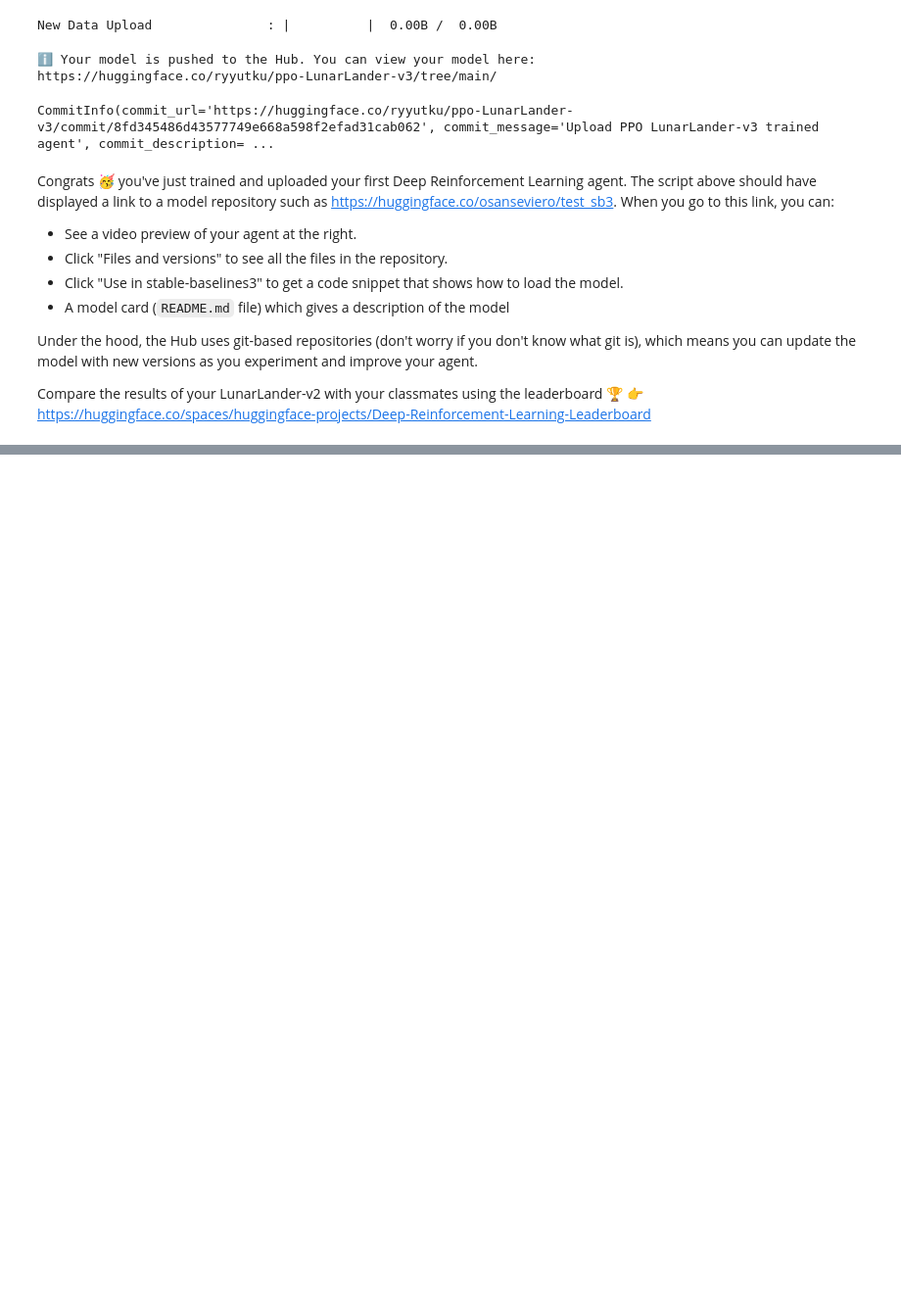
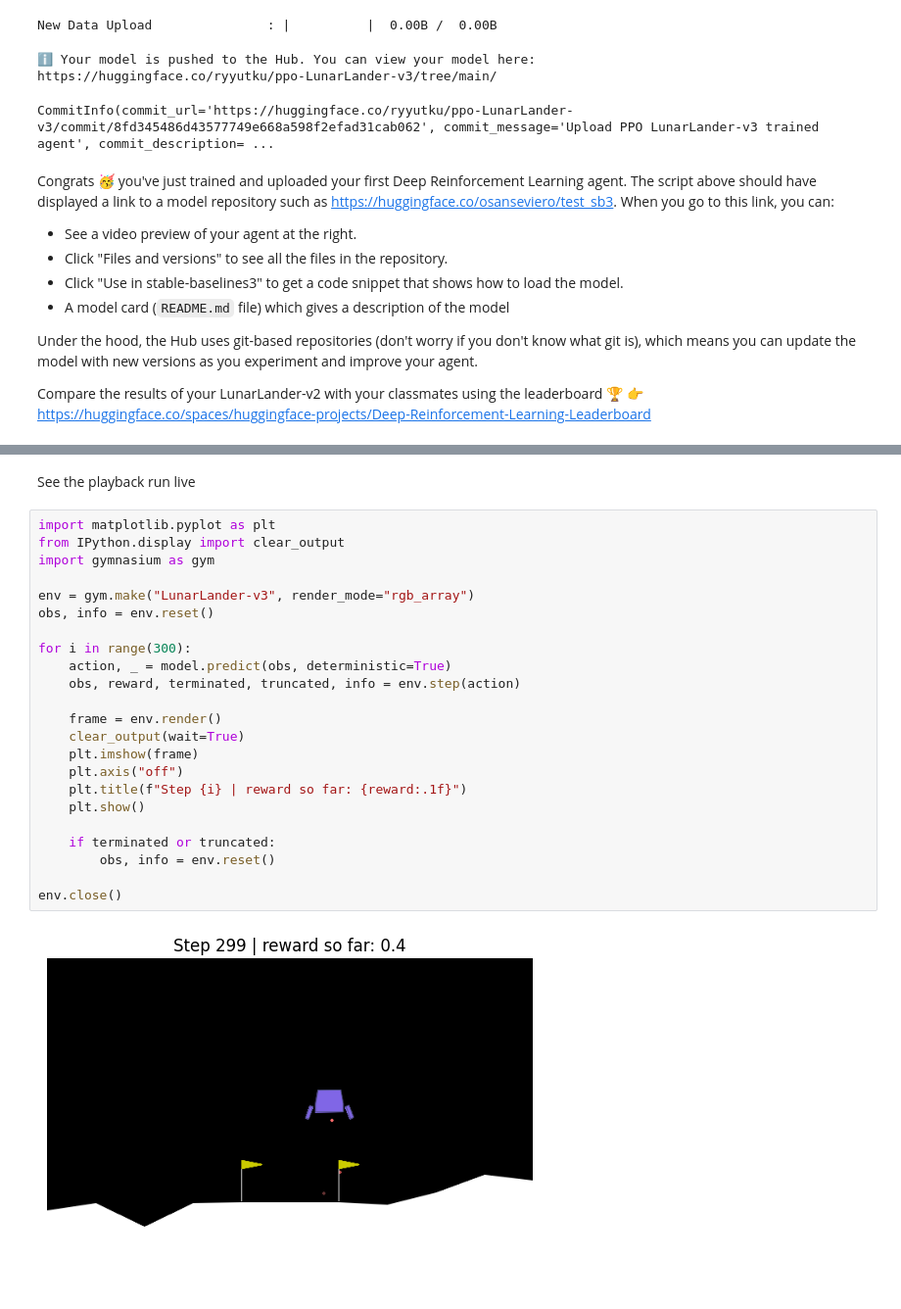
Before and after one commit to ryyutku/Deep-RL-HuggingFace-course, a Jupyter notebook: Unit_1.ipynb, the cells around one changed output, grey strips where cells are left out. Shown at 98% size. Drawn from its saved outputs; the diff is of its cells as text; blank space fills up the shorter version.

Commit message:
update with video playback

```diff
--- a/Unit_1.ipynb
+++ b/Unit_1.ipynb
@@ -497,0 +537,27 @@ Compare the results of your LunarLander-v2 with your classmates using the leader
+# %% [markdown]
+See the playback run live
+# %%
+import matplotlib.pyplot as plt
+from IPython.display import clear_output
+import gymnasium as gym
+
+env = gym.make("LunarLander-v3", render_mode="rgb_array")
+obs, info = env.reset()
+
+for i in range(300):
+    action, _ = model.predict(obs, deterministic=True)
+    obs, reward, terminated, truncated, info = env.step(action)
+
+    frame = env.render()
+    clear_output(wait=True)
+    plt.imshow(frame)
+    plt.axis("off")
+    plt.title(f"Step {i} | reward so far: {reward:.1f}")
+    plt.show()
+
+    if terminated or truncated:
+        obs, info = env.reset()
+
+env.close()
+# %% [output]
+[figure, added]
```
Also changed, not shown: parts of 2 cells of this notebook.
